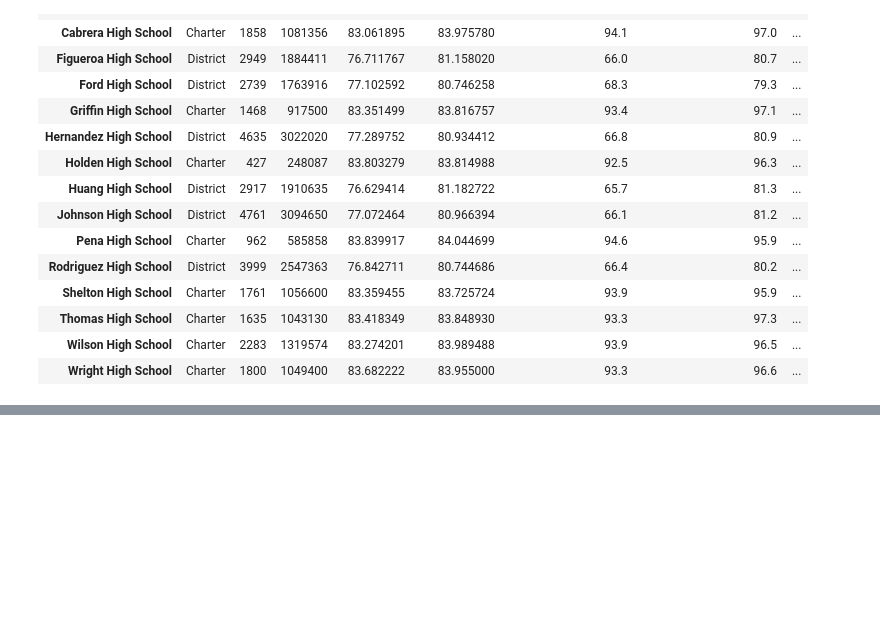
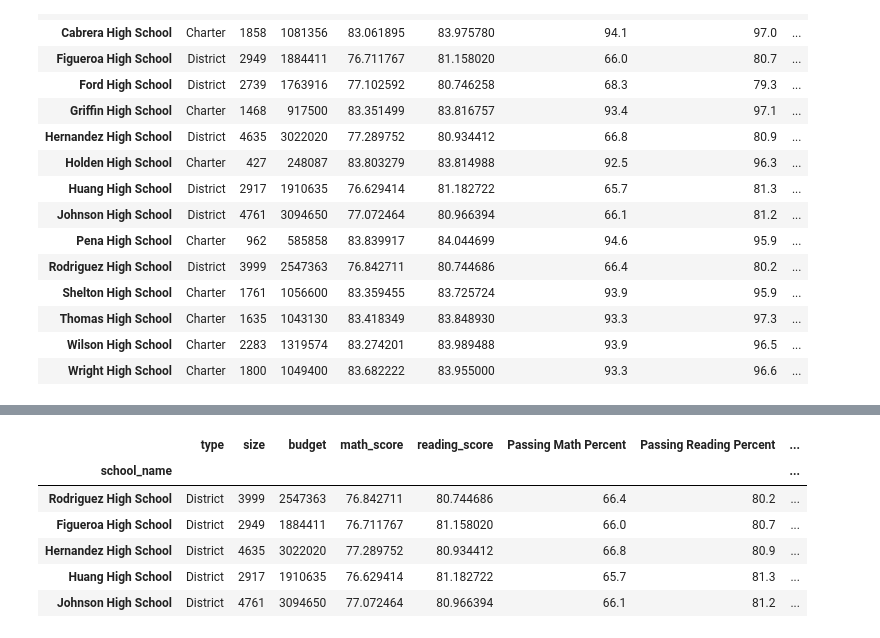
Before and after one commit to rileyfritz/pandas-challenge, a Jupyter notebook: PyCitySchools/PyCity Schools.ipynb, the cells around one changed output, grey strips where cells are left out. Cells and saved outputs as stored; diff of their text form; code cells hidden in the pictures; blank space fills up the shorter version.

```diff
--- a/PyCitySchools/PyCity Schools.ipynb
+++ b/PyCitySchools/PyCity Schools.ipynb
@@ -139,0 +153,12 @@ schools_summary_df
+# %%
+# new df sorted be lowest passing #
+bottom_five = schools_summary_df.sort_values('Passing Both Percent', ascending = True)
+bottom_five.head()
+# %% [output]
+|  | type | size | budget | math_score | reading_score | Passing Math Percent | Passing Reading Percent | ... |
+| school_name |  |  |  |  |  |  |  | ... |
+| Rodriguez High School | District | 3999 | 2547363 | 76.842711 | 80.744686 | 66.4 | 80.2 | ... |
+| Figueroa High School | District | 2949 | 1884411 | 76.711767 | 81.158020 | 66.0 | 80.7 | ... |
+| Hernandez High School | District | 4635 | 3022020 | 77.289752 | 80.934412 | 66.8 | 80.9 | ... |
+| Huang High School | District | 2917 | 1910635 | 76.629414 | 81.182722 | 65.7 | 81.3 | ... |
+| Johnson High School | District | 4761 | 3094650 | 77.072464 | 80.966394 | 66.1 | 81.2 | ... |
```
Also changed, not shown: parts of 9 cells of this notebook.
